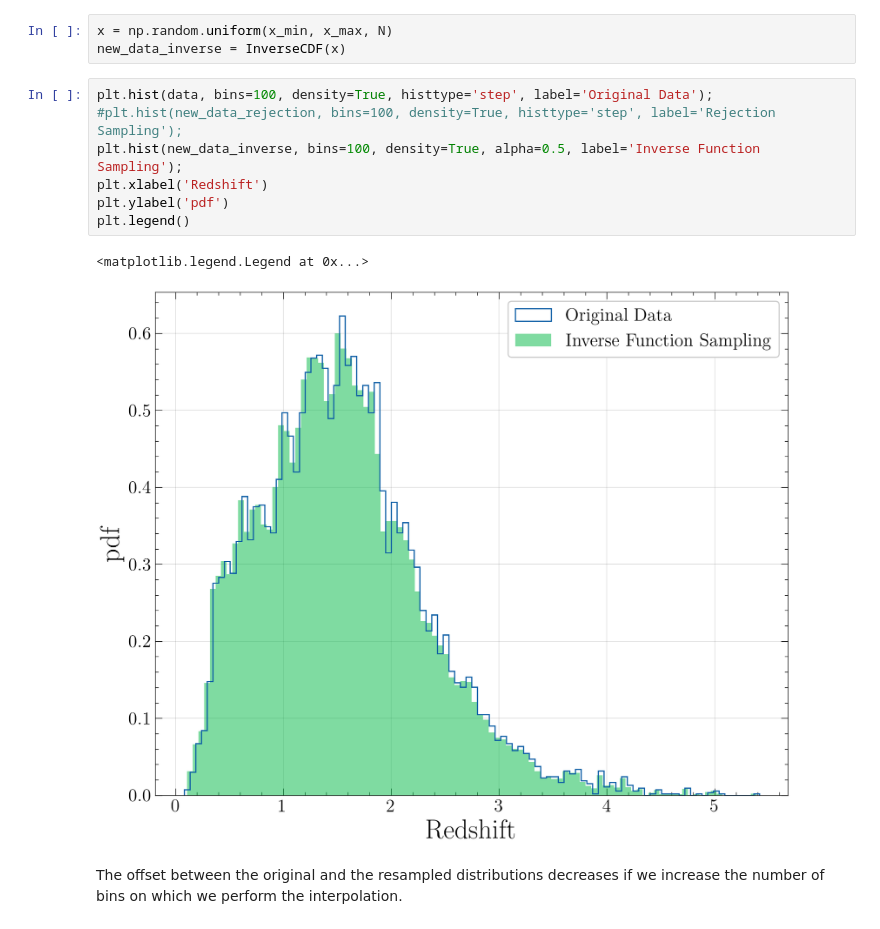
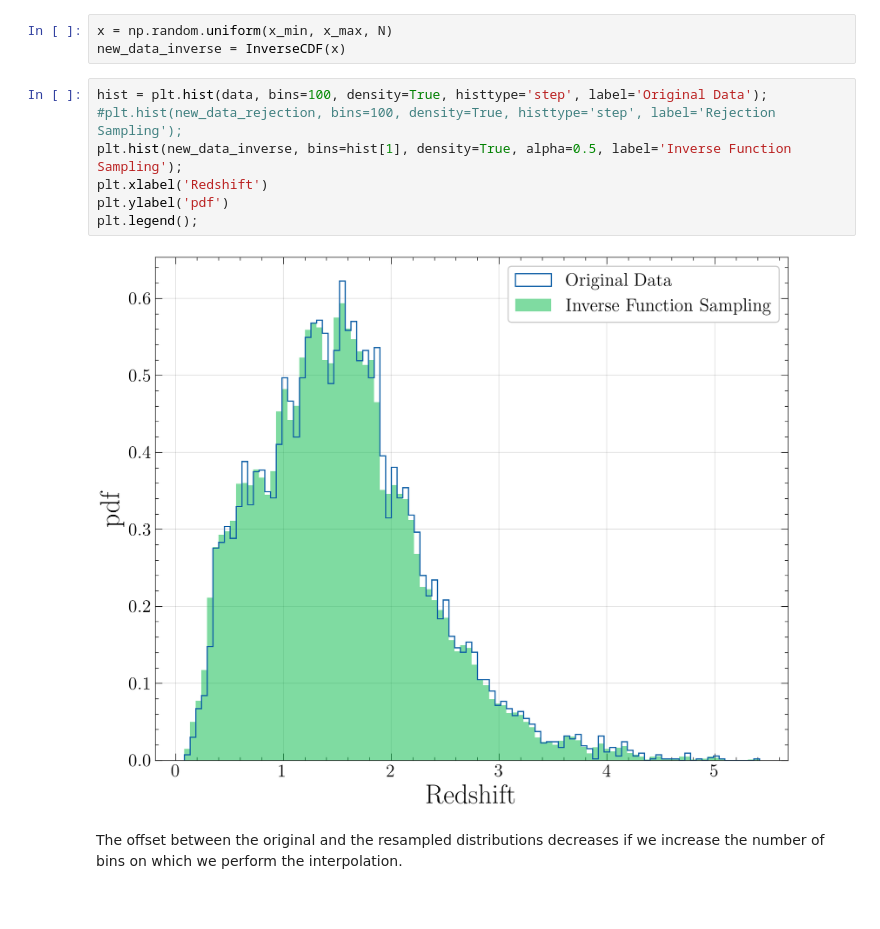
Before and after one commit to M-Bianchi/astrostatistics_bicocca_2024, a Jupyter notebook: working/W05_upsampling_quasars.ipynb, the cells around one changed output. Saved outputs shown, nothing was run; the diff lists cells and outputs as text.

```diff
--- a/working/W05_upsampling_quasars.ipynb
+++ b/working/W05_upsampling_quasars.ipynb
@@ -140,15 +136,14 @@ Apply the inverse function sampling technique
 x = np.random.uniform(x_min, x_max, N)
 new_data_inverse = InverseCDF(x)
 # %%
-plt.hist(data, bins=100, density=True, histtype='step', label='Original Data');
+hist = plt.hist(data, bins=100, density=True, histtype='step', label='Original Data');
 #plt.hist(new_data_rejection, bins=100, density=True, histtype='step', label='Rejection Sampling');
-plt.hist(new_data_inverse, bins=100, density=True, alpha=0.5, label='Inverse Function Sampling');
+plt.hist(new_data_inverse, bins=hist[1], density=True, alpha=0.5, label='Inverse Function Sampling');
 plt.xlabel('Redshift')
 plt.ylabel('pdf')
-plt.legend()
+plt.legend();
 # %% [output]
-<matplotlib.legend.Legend at 0x...>
-[figure, old version]
+[figure, new version]
 # %% [markdown]
 The offset between the original and the resampled distributions decreases if we increase the number of bins on which we perform the interpolation.
 # %% [markdown]
```
Also changed, not shown: parts of 6 cells of this notebook.
